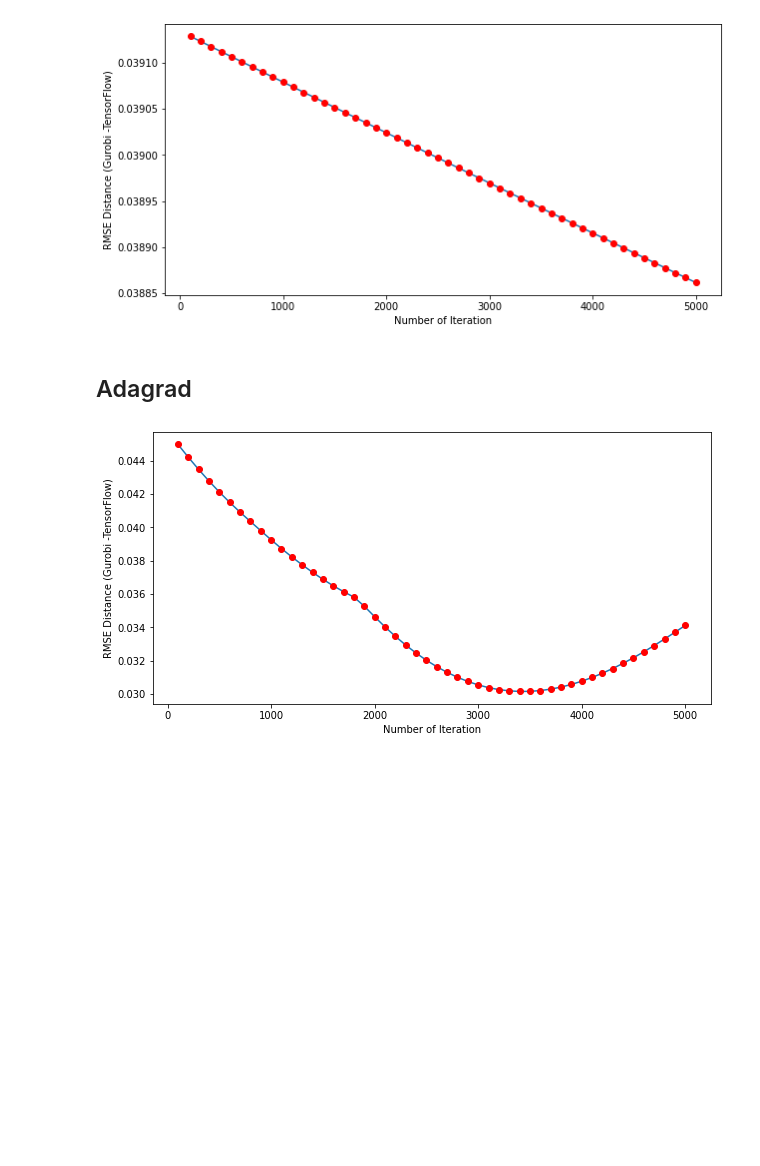
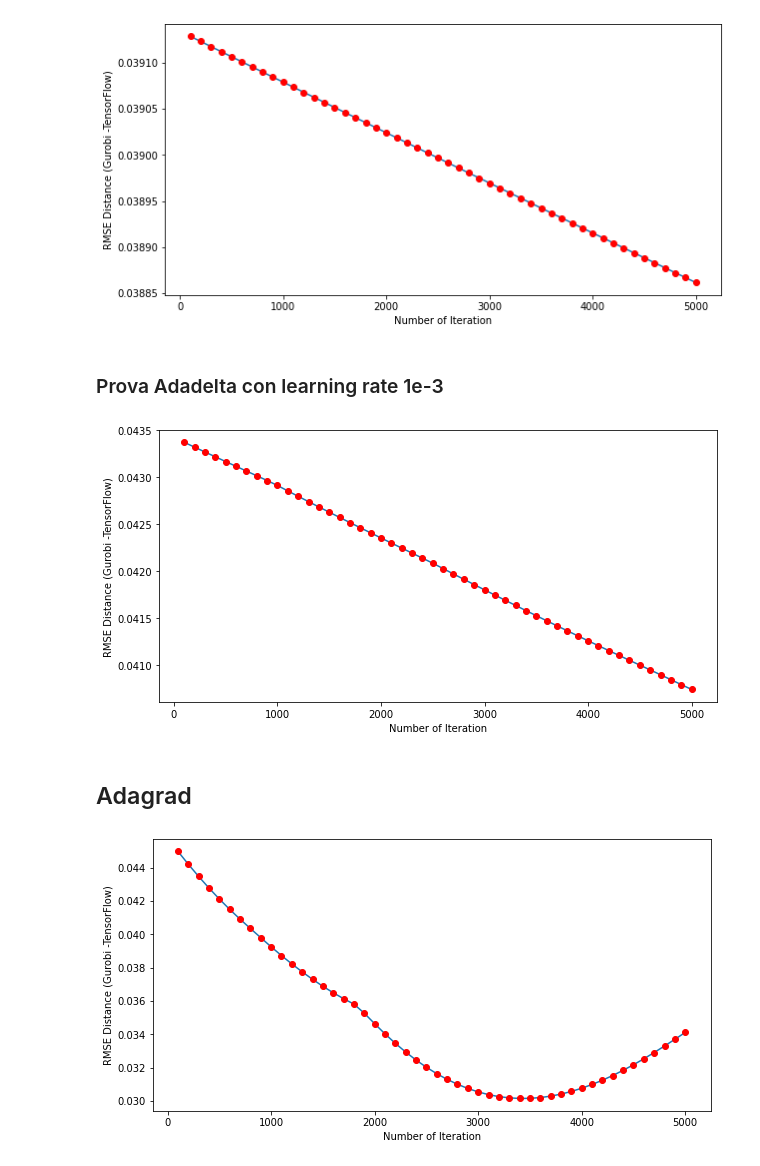
Before and after one commit to GiacomoInt/Tesi, a Jupyter notebook: notebook/Grafici/Prove-6/Different-Optimizer.ipynb, the cells around one changed output. Saved outputs shown, nothing was run; the diff lists cells and outputs as text; code cells hidden in the pictures; blank space fills up the shorter version.

```diff
--- a/notebook/Grafici/Prove-6/Different-Optimizer.ipynb
+++ b/notebook/Grafici/Prove-6/Different-Optimizer.ipynb
@@ -107,8 +107,19 @@ graph_rmse_distance(coppie)
 #tab_rmse_distance(coppie)
 # %% [output]
 [figure]
-# %% [markdown]
-## Adagrad
+# %% [markdown]
+### Prova Adadelta con learning rate 1e-3
+# %%
+path = "../../../log/Prove-6/Different-Optimizer/Setosa_c1_sigma025_penalization01_Adadelta2.log"
+
+lines = start(path)
+coppie = rmse_distance(lines)
+graph_rmse_distance(coppie)
+#tab_rmse_distance(coppie)
+# %% [output]
+[figure, added]
+# %% [markdown]
+## Adagrad
 # %%
 path = "../../../log/Prove-6/Different-Optimizer/Setosa_c1_sigma025_penalization01_Adagrad.log"
 
```
Also changed, not shown: parts of 15 cells of this notebook, 4 other files.
